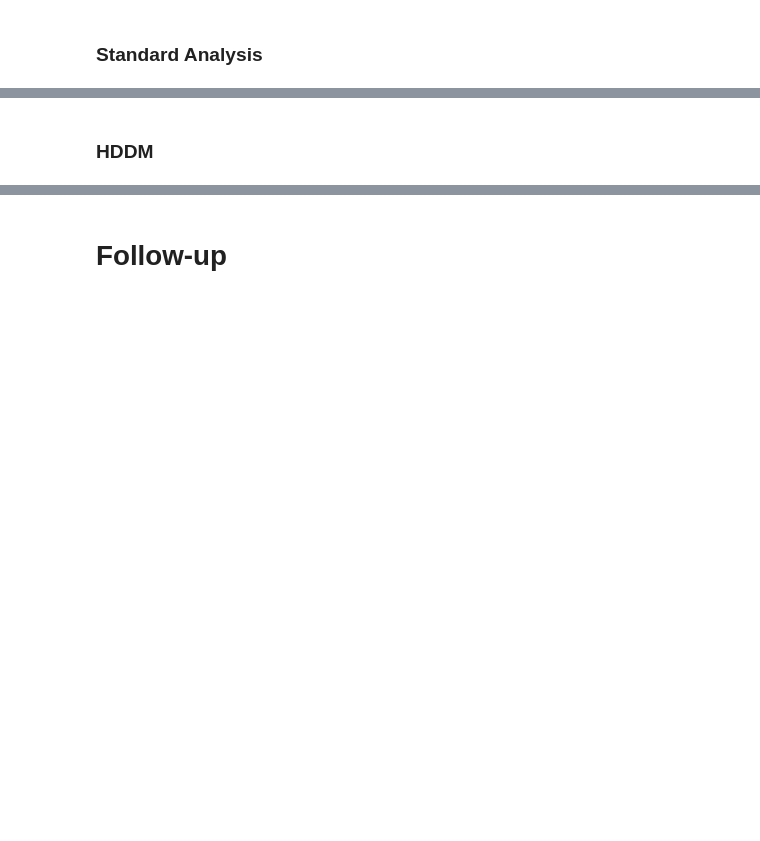
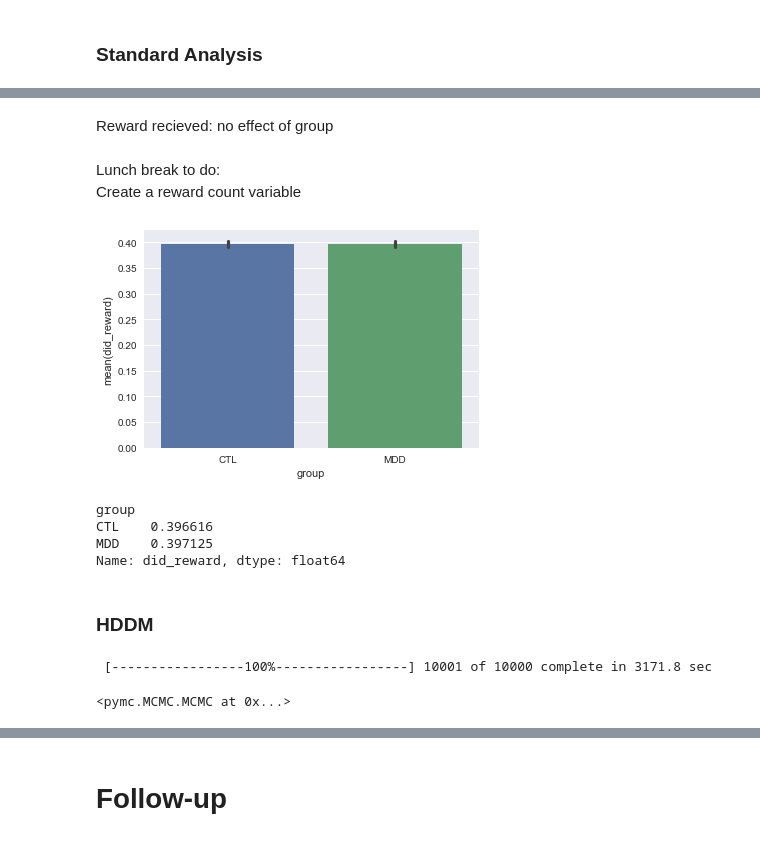
Before and after one commit to vlawlor/Kid-PRT, a Jupyter notebook: KIDPRT.ipynb, the cells around one changed output, grey strips where cells are left out. Drawn from its saved outputs; the diff is of its cells as text; code cells hidden in the pictures; blank space fills up the shorter version.

```diff
--- a/KIDPRT.ipynb
+++ b/KIDPRT.ipynb
@@ -43,2 +566,24 @@ path2data = '/Users/victorialawlor/Work/Expts/KIDPRT/Data/'
+# %% [markdown]
+Reward recieved: no effect of group
+# %% [markdown]
+Lunch break to do:
+Create a reward count variable
+# %%
+rw_ct = sns.barplot(y='did_reward', x = 'group',
+                                   data = data, ci=68, units = 'subjectID')
+#%Rpush embarc_standard_forR
+#%R embarc_rb_b1.aov <- aov_ez("ProjectSpecificID", dv = "rwdct1_Total", data = embarc_standard_forR, \
+                         #     between = c("feasibility","site"),\
+                          #    anova_table=list(correction="GG", es = "pes"))
+#%R print (embarc_rb_b1.aov)
+# %% [output]
+[figure, added]
+# %%
+data.groupby(['group']).did_reward.mean()
+# %% [output]
+group
+CTL    0.396616
+MDD    0.397125
+Name: did_reward, dtype: float64
 # %% [markdown]
 ### HDDM
@@ -44,0 +602,7 @@ path2data = '/Users/victorialawlor/Work/Expts/KIDPRT/Data/'
+# %%
+session1_model = hddm.HDDMStimCoding(data, include='z', stim_col='stim', split_param='v',depends_on={'v': 'group', 'a': 'group', 't': 'group', 'z': 'group'})
+session1_model.find_starting_values()
+session1_model.sample(10000, burn=1000)
+# %% [output]
+ [-----------------100%-----------------] 10001 of 10000 complete in 3171.8 sec
+<pymc.MCMC.MCMC at 0x...>
```
Also changed, not shown: parts of 93 cells of this notebook.
